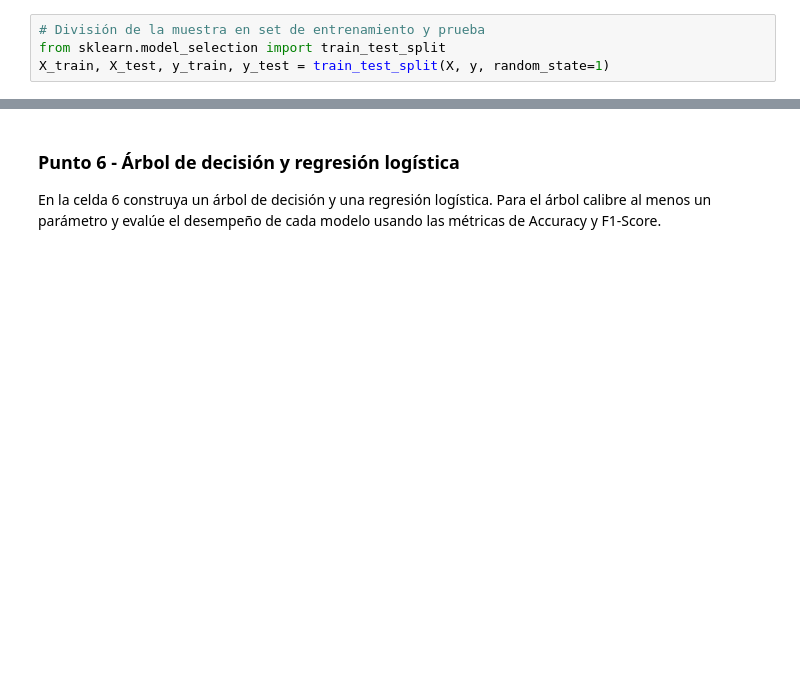
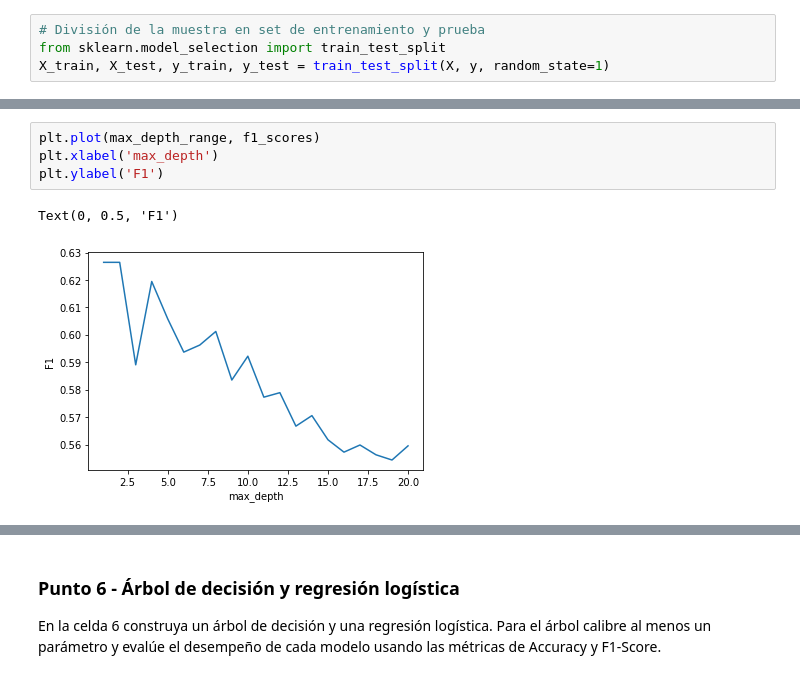
Before and after one commit to jboca-andes/MIAD_ML_and_NLP, a Jupyter notebook: Semana 1/S1TC1_arboles_ensamblajes.ipynb, the cells around one changed output, grey strips where cells are left out. Cells and saved outputs as stored; diff of their text form; blank space fills up the shorter version.

```diff
--- a/Semana 1/S1TC1_arboles_ensamblajes.ipynb
+++ b/Semana 1/S1TC1_arboles_ensamblajes.ipynb
@@ -395,0 +421,7 @@ X_train, X_test, y_train, y_test = train_test_split(X, y, random_state=1)
+# %%
+plt.plot(max_depth_range, f1_scores)
+plt.xlabel('max_depth')
+plt.ylabel('F1')
+# %% [output]
+Text(0, 0.5, 'F1')
+[figure, added]
```
Also changed, not shown: parts of 4 cells of this notebook.
